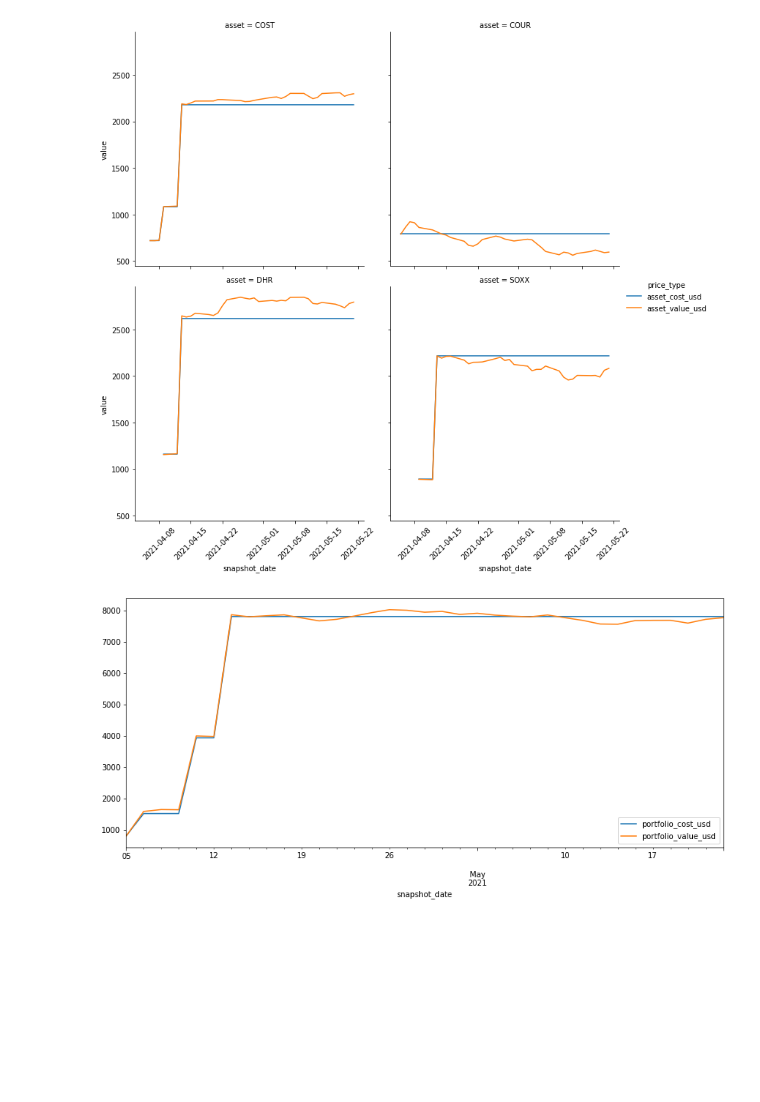
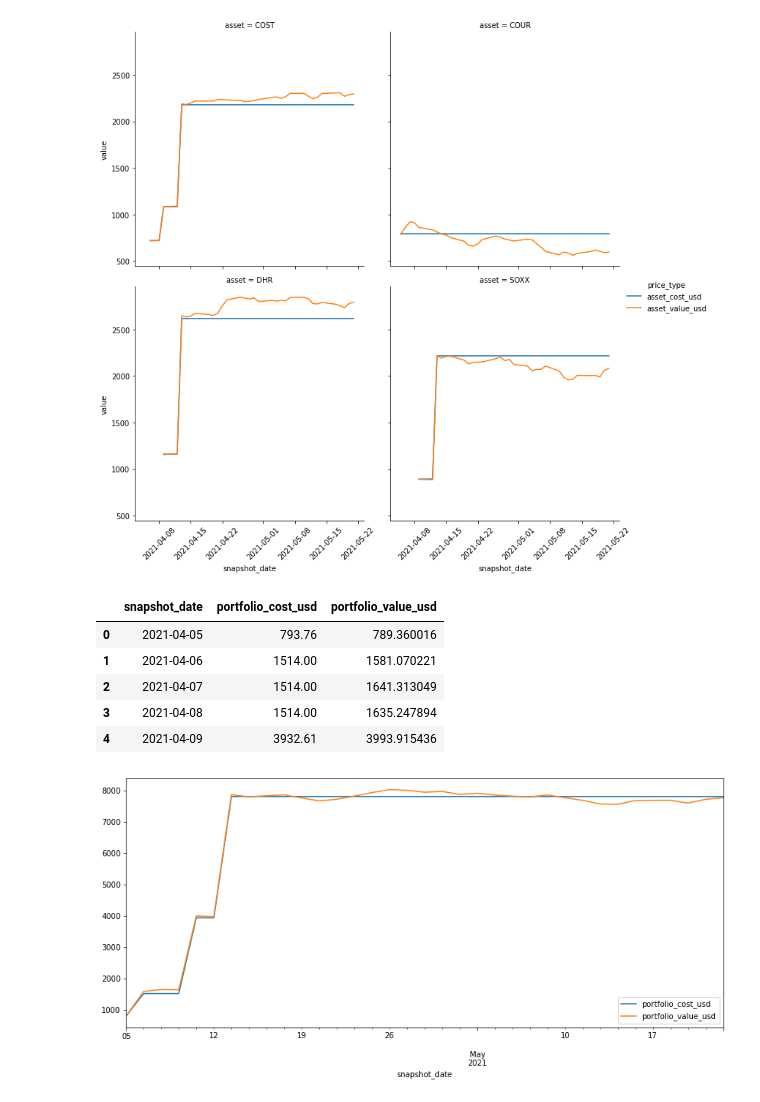
Before and after one commit to calvdee/financial-portfolio-explorer, a Jupyter notebook: returns_calculator/02-calculator-prototype.ipynb, the cells around one changed output. Drawn from its saved outputs; the diff is of its cells as text; code cells hidden in the pictures; blank space fills up the shorter version.

```diff
--- a/returns_calculator/02-calculator-prototype.ipynb
+++ b/returns_calculator/02-calculator-prototype.ipynb
@@ -142,6 +129,15 @@ for ax in g.axes.ravel():
   ax.set_xticklabels(ax.get_xticklabels(), rotation=45);
 # %% [output]
 [figure]
+# %%
+portfolio_value_snapshot_df.head()
+# %% [output]
+|  | snapshot_date | portfolio_cost_usd | portfolio_value_usd |
+| 0 | 2021-04-05 | 793.76 | 789.360016 |
+| 1 | 2021-04-06 | 1514.00 | 1581.070221 |
+| 2 | 2021-04-07 | 1514.00 | 1641.313049 |
+| 3 | 2021-04-08 | 1514.00 | 1635.247894 |
+| 4 | 2021-04-09 | 3932.61 | 3993.915436 |
 # %%
 (
   portfolio_value_snapshot_df
```
Also changed, not shown: parts of 2 cells of this notebook.
